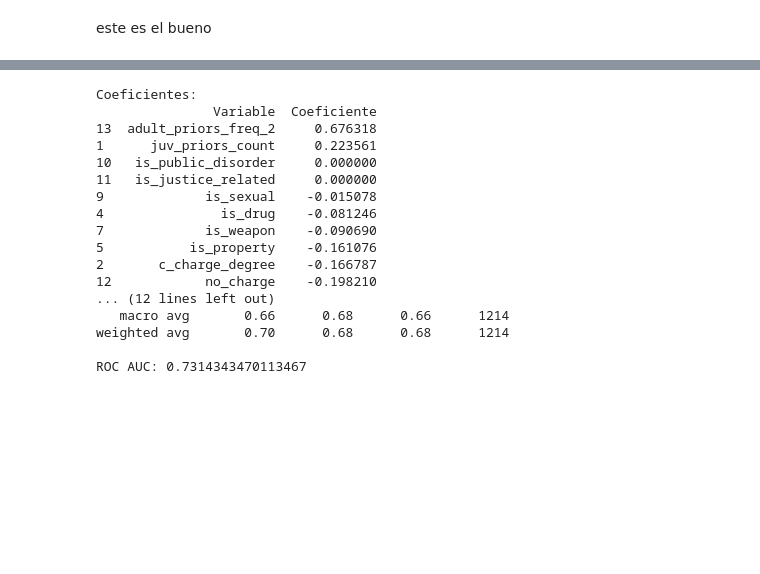
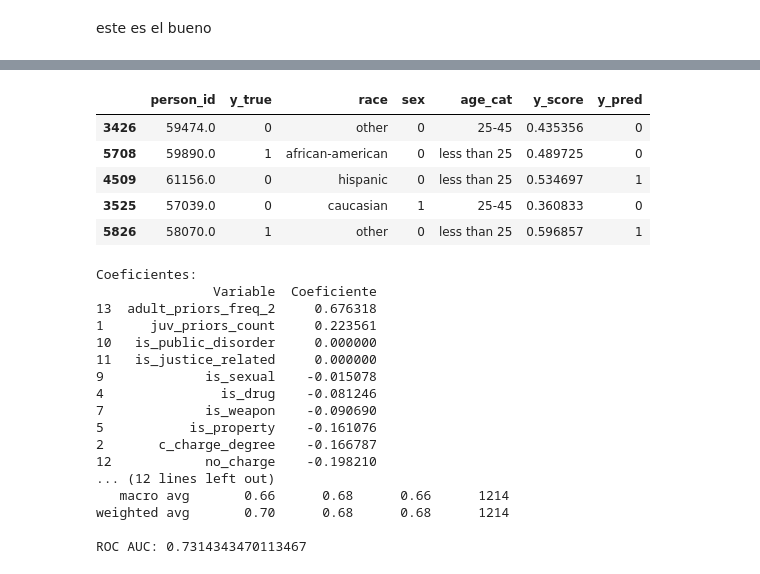
Before and after one commit to aaznarmellado-collab/Bias-Analysis-in-the-U.S.-Judicial-System, a Jupyter notebook: 01_Notebooks/TFM_MODELO.ipynb, the cells around one changed output, grey strips where cells are left out. Drawn from its saved outputs; the diff is of its cells as text; code cells hidden in the pictures; blank space fills up the shorter version.

```diff
--- a/01_Notebooks/TFM_MODELO.ipynb
+++ b/01_Notebooks/TFM_MODELO.ipynb
@@ -1571,0 +1571,9 @@ FPR: 0.310 | TPR: 0.692
+# %%
+df_eval.head()
+# %% [output]
+|  | person_id | y_true | race | sex | age_cat | y_score | y_pred |
+| 3426 | 59474.0 | 0 | other | 0 | 25-45 | 0.435356 | 0 |
+| 5708 | 59890.0 | 1 | african-american | 0 | less than 25 | 0.489725 | 0 |
+| 4509 | 61156.0 | 0 | hispanic | 0 | less than 25 | 0.534697 | 1 |
+| 3525 | 57039.0 | 0 | caucasian | 1 | 25-45 | 0.360833 | 0 |
+| 5826 | 58070.0 | 1 | other | 0 | less than 25 | 0.596857 | 1 |
```
Also changed, not shown: parts of 6 cells of this notebook, 8 other files.
